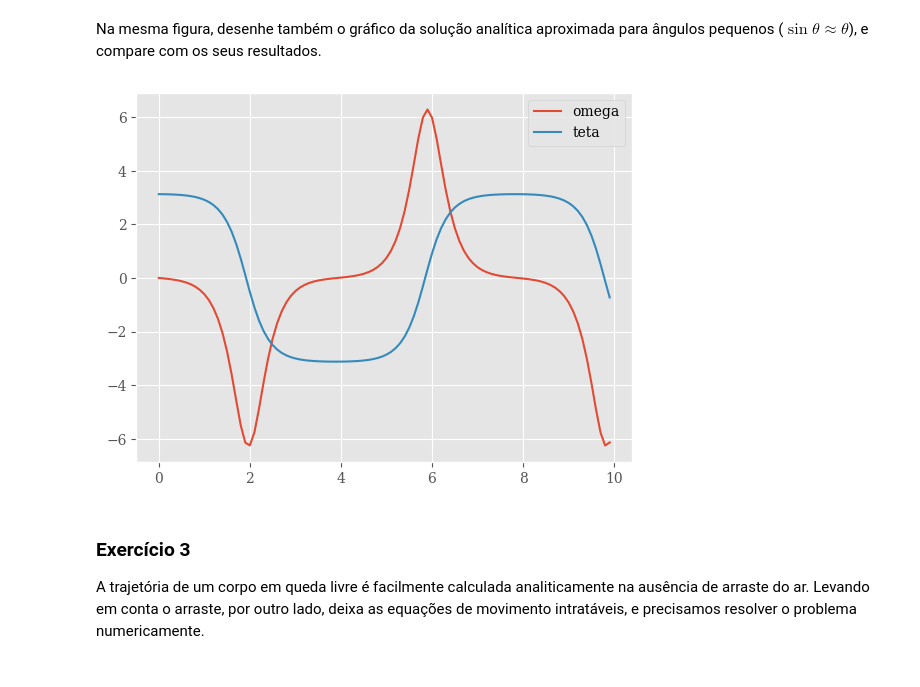
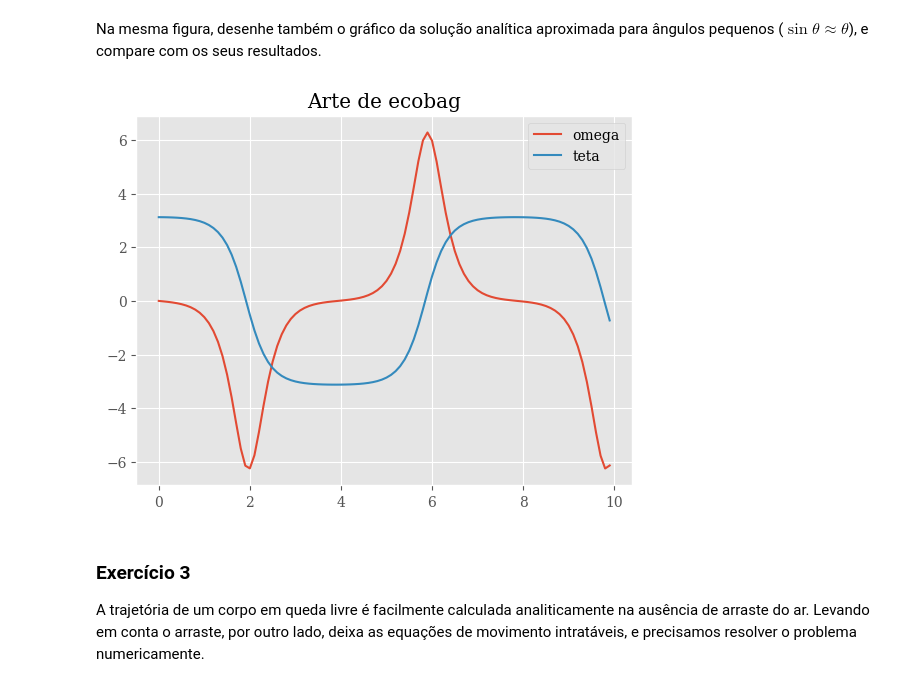
Before and after one commit to PFSLDO/FisicaComputacional, a Jupyter notebook: edo-euler-cromer.ipynb, the cells around one changed output. Saved outputs shown, nothing was run; the diff lists cells and outputs as text; code cells hidden in the pictures.

```diff
--- a/edo-euler-cromer.ipynb
+++ b/edo-euler-cromer.ipynb
@@ -133,37 +133,38 @@ Na mesma figura, desenhe também o gráfico da solução analítica aproximada p
 angulo = 179
 L = 1
 m = 1
-omega0 = 0
+omega0 = 0.0
 t0 = 0.0
 tf = 10
 h = 0.1
 g = 9.79
 N = int((tf - t0)/h)
 momentoI = m * L**2
 
 t = np.zeros(N)
 omega = np.zeros(N)
 omega[0] = omega0
 teta = np.zeros(N)
 teta[0] = angulo * np.pi / 180
 
 for j in range(N):
     t[j] = t0 + j * h
 
 def f(teta):
     return - g / L * np.sin(teta)
 
 for i in range(N-1):
     omega[i+1] = omega[i] + h * f(teta[i])
     teta[i+1] = teta[i] + h * omega[i+1]
 
 fig, ax = plt.subplots()
+ax.set_title("Arte de ecobag")
 ax.plot(t, omega, label='omega')
 ax.plot(t, teta, label='teta')
 ax.legend()
 plt.show()
 # %% [output]
-[figure, old version]
+[figure, new version]
 # %% [markdown]
 ### Exercício 3
 
```
Also changed, not shown: parts of 2 cells of this notebook.
